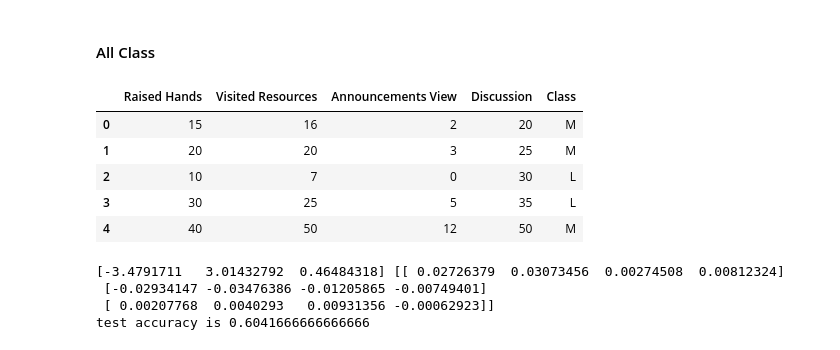
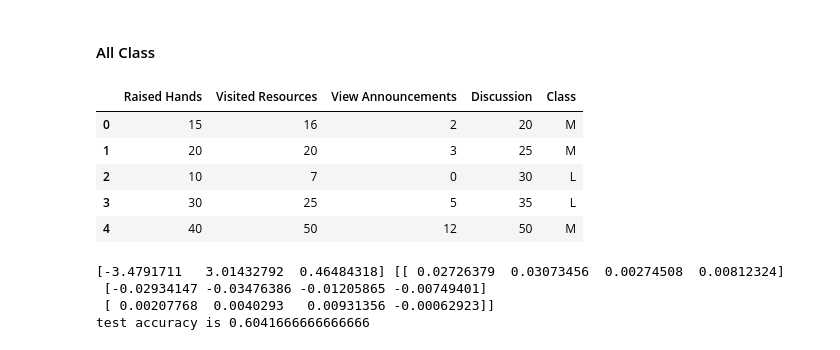
Before and after one commit to dyan27/da-capstone, a Jupyter notebook: explore.ipynb, the cells around one changed output. Saved outputs shown, nothing was run; the diff lists cells and outputs as text; code cells hidden in the pictures.

```diff
--- a/explore.ipynb
+++ b/explore.ipynb
@@ -43,7 +43,7 @@ data.head()
 # %%
 data = data.rename(columns={'gender': 'Gender','NationalITy': 'Nationality', 'PlaceofBirth': 'Place of Birth', 'StageID': 'Stage ID',
                         'ParentschoolSatisfaction': 'Parentschool Satisfaction', 'StudentAbsenceDays': 'Student Absence Days',
-                        'raisedhands': 'Raised Hands', 'VisITedResources': 'Visited Resources', 'AnnouncementsView': 'Announcements View'})
+                        'raisedhands': 'Raised Hands', 'VisITedResources': 'Visited Resources', 'AnnouncementsView': 'View Announcements'})
 data.head()
 # %% [output]
 |  | Gender | Nationality | Place of Birth | Stage ID | GradeID | SectionID | Topic | Semester | Relation | ... |
@@ -124,7 +124,7 @@ plt.show()
 
 data["weighted_rh"]=pd.cut(x=data["Raised Hands"], bins=[-1,25,50,75,100], labels=[2,3,4,5])
 data["weighted_vr"]=pd.cut(x=data["Visited Resources"], bins=[-1,25,50,75,100], labels=[2,3,4,5])
-data["weighted_av"]=pd.cut(x=data["Announcements View"], bins=[-1,25,50,75,100], labels=[2,3,4,5])
+data["weighted_av"]=pd.cut(x=data["View Announcements"], bins=[-1,25,50,75,100], labels=[2,3,4,5])
 data["weighted_dis"]=pd.cut(x=data["Discussion"], bins=[-1,25,50,75,100], labels=[2,3,4,5])
 
 # All weighted variables are category variable type so we should change the type to 'int64'
@@ -137,7 +137,7 @@ data["weighted_dis"]=data["weighted_dis"].astype('int64')
 # For each student add a new column called "studentsucces"
 
 data["Student Success"]=((data["Raised Hands"]*data["weighted_rh"])+(data["Visited Resources"]*data["weighted_vr"])+
-                      (data["Announcements View"]*data["weighted_av"])+(data["Discussion"]*data["weighted_dis"]))/(data["weighted_rh"]+data["weighted_vr"]+data["weighted_av"]+data["weighted_dis"])
+                      (data["View Announcements"]*data["weighted_av"])+(data["Discussion"]*data["weighted_dis"]))/(data["weighted_rh"]+data["weighted_vr"]+data["weighted_av"]+data["weighted_dis"])
 
 del data["weighted_rh"]
 del data["weighted_vr"]
@@ -477,10 +477,10 @@ results_df
 # %% [markdown]
 #### All Class
 # %%
-data_new = data.loc[:,["Raised Hands","Visited Resources","Announcements View","Discussion", 'Class']]
+data_new = data.loc[:,["Raised Hands","Visited Resources","View Announcements","Discussion", 'Class']]
 data_new.head()
 # %% [output]
-|  | Raised Hands | Visited Resources | Announcements View | Discussion | Class |
+|  | Raised Hands | Visited Resources | View Announcements | Discussion | Class |
 | 0 | 15 | 16 | 2 | 20 | M |
 | 1 | 20 | 20 | 3 | 25 | M |
 | 2 | 10 | 7 | 0 | 30 | L |
```
Also changed, not shown: parts of 17 cells of this notebook, 16 other files.
